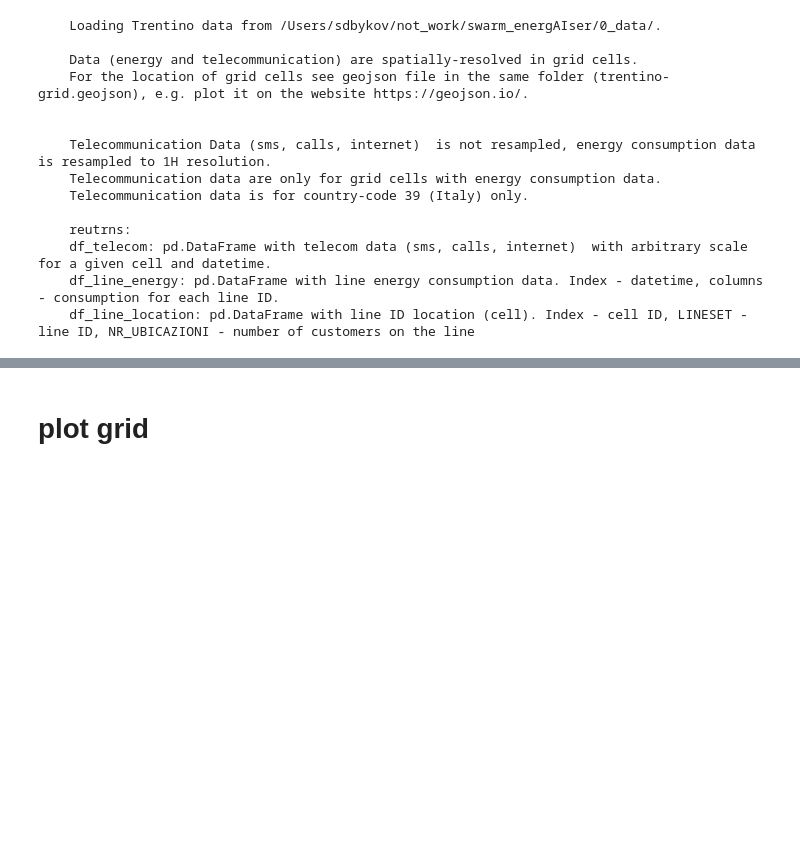
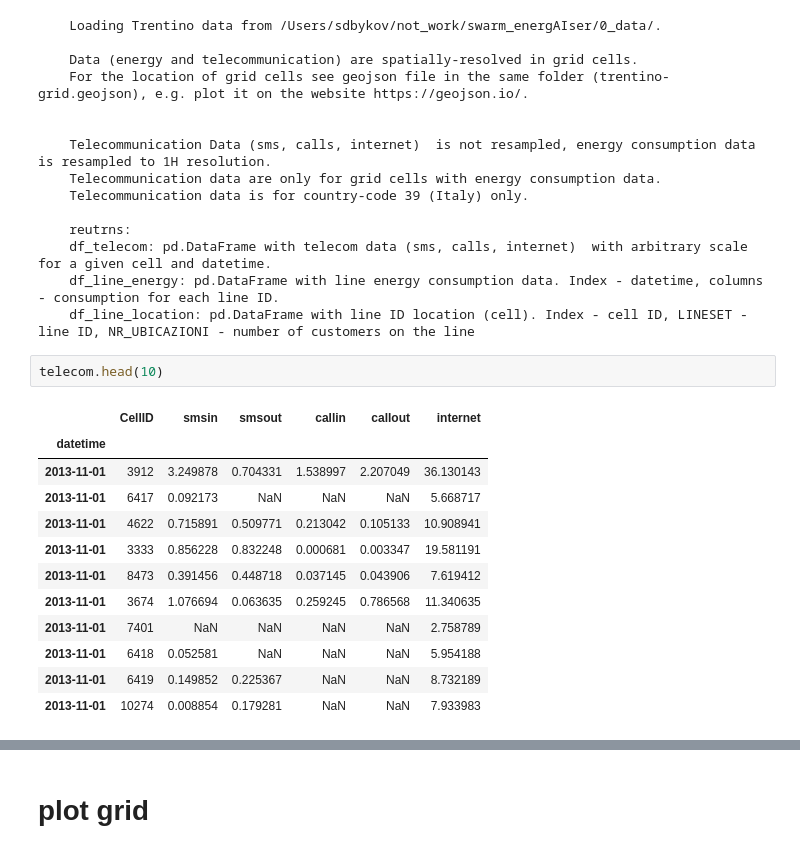
Before and after one commit to SergeiDBykov/swarm_energAIser, a Jupyter notebook: 1_exploratory_analysis/3_trentino/1_trentino_eda.ipynb, the cells around one changed output, grey strips where cells are left out. Saved outputs shown, nothing was run; the diff lists cells and outputs as text; blank space fills up the shorter version.

```diff
--- a/1_exploratory_analysis/3_trentino/1_trentino_eda.ipynb
+++ b/1_exploratory_analysis/3_trentino/1_trentino_eda.ipynb
@@ -34,3 +33,18 @@ telecom,energy,lines = read_trentino()
     df_telecom: pd.DataFrame with telecom data (sms, calls, internet)  with arbitrary scale for a given cell and datetime.
     df_line_energy: pd.DataFrame with line energy consumption data. Index - datetime, columns - consumption for each line ID.
     df_line_location: pd.DataFrame with line ID location (cell). Index - cell ID, LINESET - line ID, NR_UBICAZIONI - number of customers on the line
+# %%
+telecom.head(10)
+# %% [output]
+|  | CellID | smsin | smsout | callin | callout | internet |
+| datetime |  |  |  |  |  |  |
+| 2013-11-01 | 3912 | 3.249878 | 0.704331 | 1.538997 | 2.207049 | 36.130143 |
+| 2013-11-01 | 6417 | 0.092173 | NaN | NaN | NaN | 5.668717 |
+| 2013-11-01 | 4622 | 0.715891 | 0.509771 | 0.213042 | 0.105133 | 10.908941 |
+| 2013-11-01 | 3333 | 0.856228 | 0.832248 | 0.000681 | 0.003347 | 19.581191 |
+| 2013-11-01 | 8473 | 0.391456 | 0.448718 | 0.037145 | 0.043906 | 7.619412 |
+| 2013-11-01 | 3674 | 1.076694 | 0.063635 | 0.259245 | 0.786568 | 11.340635 |
+| 2013-11-01 | 7401 | NaN | NaN | NaN | NaN | 2.758789 |
+| 2013-11-01 | 6418 | 0.052581 | NaN | NaN | NaN | 5.954188 |
+| 2013-11-01 | 6419 | 0.149852 | 0.225367 | NaN | NaN | 8.732189 |
+| 2013-11-01 | 10274 | 0.008854 | 0.179281 | NaN | NaN | 7.933983 |
```
Also changed, not shown: parts of 5 cells of this notebook, 1 other file.
